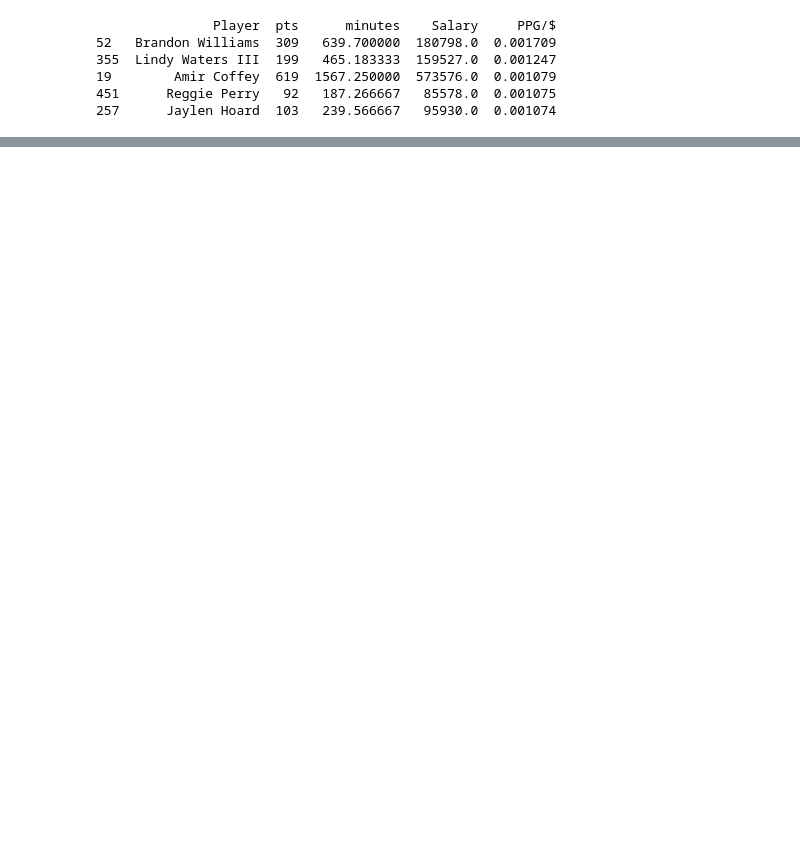
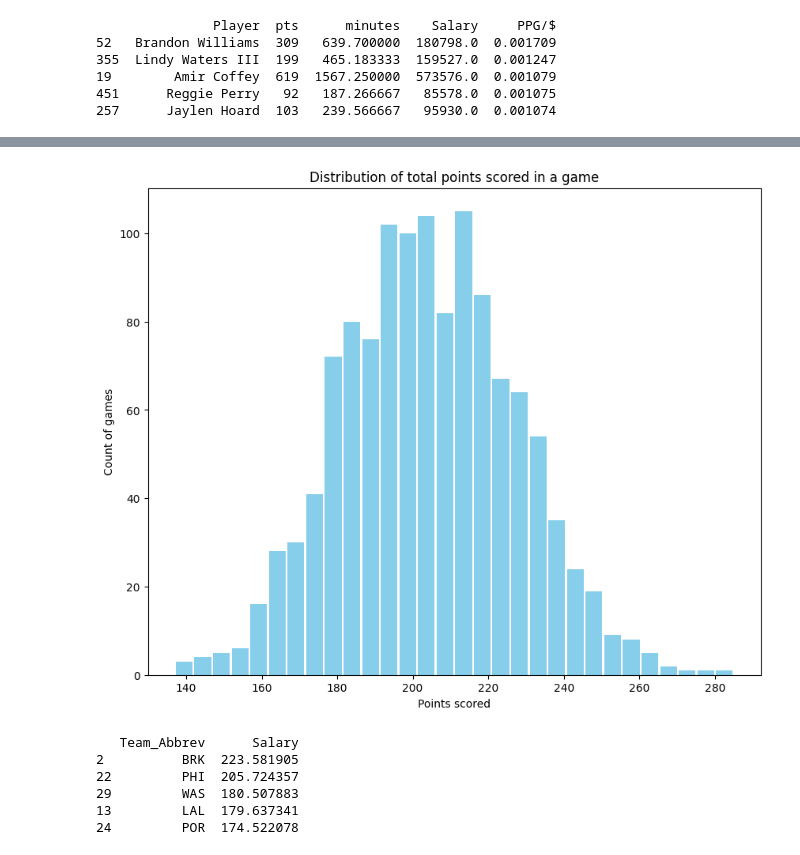
Before and after one commit to Cyber-Dust/Enterprise-Data-Analytics, a Jupyter notebook: NBA_Stats_IC.ipynb, the cells around one changed output, grey strips where cells are left out. Saved outputs shown, nothing was run; the diff lists cells and outputs as text; code cells hidden in the pictures; blank space fills up the shorter version.

```diff
--- a/NBA_Stats_IC.ipynb
+++ b/NBA_Stats_IC.ipynb
@@ -250,3 +250,10 @@ print(player_season_stats.head())
 19        Amir Coffey  619  1567.250000  573576.0  0.001079
 451      Reggie Perry   92   187.266667   85578.0  0.001075
 257      Jaylen Hoard  103   239.566667   95930.0  0.001074
+# %%
+# Histogram prep - need total points grouped by game_id
+print(player_stats_salaries.head())
+print('\n')
+# store view in df named 'points_by_game_dist'
+points_by_game_dist = player_stats_salaries.groupby(by=['game_id'], as_index=False).agg({'pts':'sum'})
+print(points_by_game_dist.head())
@@ -252,0 +278,35 @@ print(player_season_stats.head())
+# %%
+# Histogram
+# sets size of figure
+fig, ax = plt.subplots(figsize=(10,8), dpi=100)
+
+# set title and axis labels
+plt.title(label='Distribution of total points scored in a game')
+plt.xlabel('Points scored')
+plt.ylabel('Count of games')
+# write code to create histogram here
+
+plt.hist(x=points_by_game_dist['pts'], bins=30, color='skyblue', rwidth=.9)
+
+plt.show()
+# %% [output]
+[figure, added]
+# %%
+# bar chart/horizontal bar chart prep
+team_salary_breakdown = player_stats_salaries.groupby(by=['Player', 'Team_Abbrev'], as_index=False).agg({'Salary':'mean'})
+
+
+# total team salary breakdown
+total_team_salary = team_salary_breakdown.groupby(by=['Team_Abbrev'], as_index=False).agg({'Salary':'sum'})
+total_team_salary['Salary'] = total_team_salary['Salary'].apply(lambda x: x*.000001)
+total_team_salary = total_team_salary.sort_values(by=['Salary'], ascending=False)
+
+
+print(total_team_salary.head())
+# %% [output]
+   Team_Abbrev      Salary
+2          BRK  223.581905
+22         PHI  205.724357
+29         WAS  180.507883
+13         LAL  179.637341
+24         POR  174.522078
```
Also changed, not shown: parts of 8 cells of this notebook.
